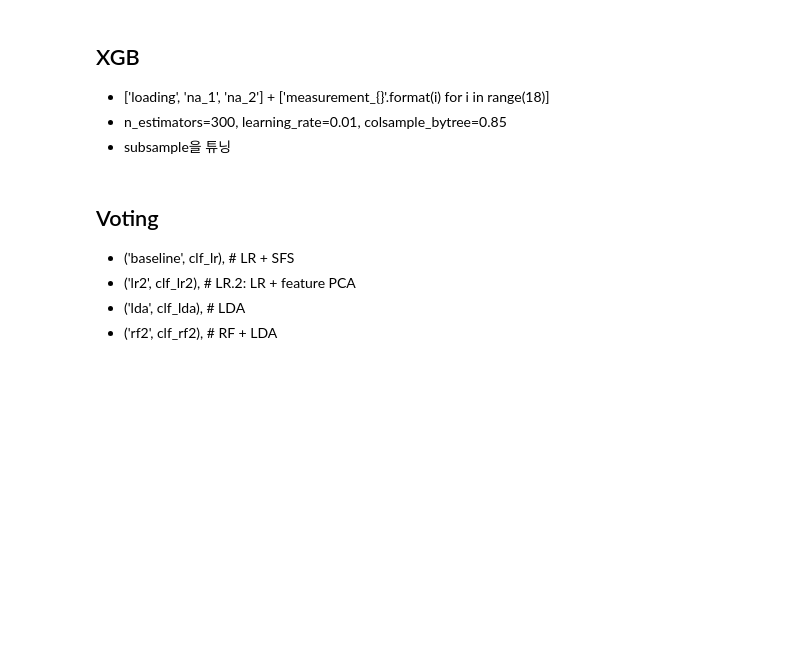
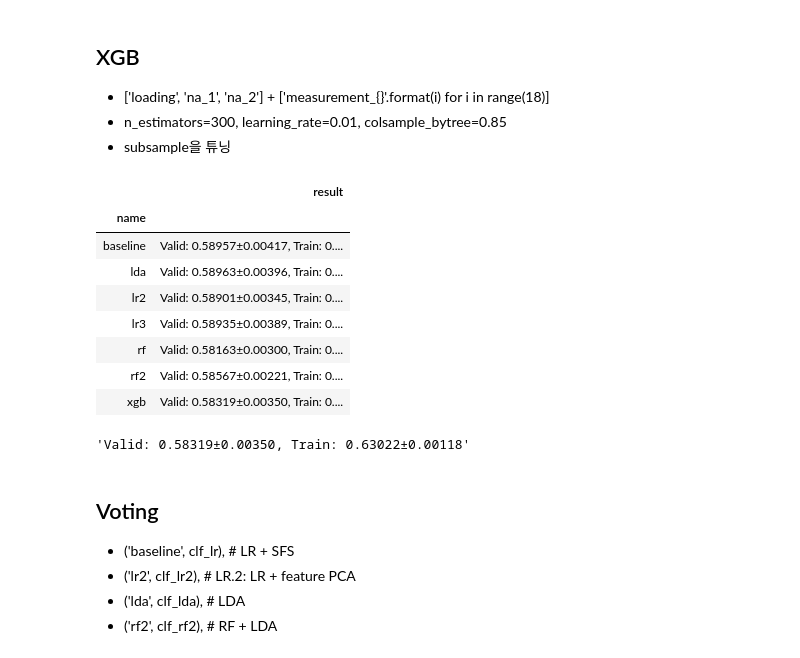
Before and after one commit to sunkusun9/DS_lv3_2507_1, a Jupyter notebook: sec_ds_lv3_prob1_kaggle.ipynb, the cells around one changed output. Saved outputs shown, nothing was run; the diff lists cells and outputs as text; code cells hidden in the pictures; blank space fills up the shorter version.

```diff
--- a/sec_ds_lv3_prob1_kaggle.ipynb
+++ b/sec_ds_lv3_prob1_kaggle.ipynb
@@ -297,6 +444,29 @@ LDA + Baseline
 - ['loading', 'na_1', 'na_2'] + ['measurement_{}'.format(i) for i in range(18)]
 - n_estimators=300, learning_rate=0.01, colsample_bytree=0.85
 - subsample을 튜닝
+# %%
+import xgboost as xgb
+ct = ColumnTransformer([
+    ('pt', 'passthrough', ['loading', 'na_1', 'na_2'] + ['measurement_{}'.format(i) for i in range(18)])
+])
+clf_xgb = make_pipeline(
+    ct, xgb.XGBClassifier(
+        n_estimators = 300, max_depth = 3, learning_rate = 0.01, colsample_bytree = 0.85,
+        random_state = 123, subsample = 0.75
+    )
+)
+eval_model('xgb', clf_xgb)
+# %% [output]
+|  | result |
+| name |  |
+| baseline | Valid: 0.58957±0.00417, Train: 0.... |
+| lda | Valid: 0.58963±0.00396, Train: 0.... |
+| lr2 | Valid: 0.58901±0.00345, Train: 0.... |
+| lr3 | Valid: 0.58935±0.00389, Train: 0.... |
+| rf | Valid: 0.58163±0.00300, Train: 0.... |
+| rf2 | Valid: 0.58567±0.00221, Train: 0.... |
+| xgb | Valid: 0.58319±0.00350, Train: 0.... |
+'Valid: 0.58319±0.00350, Train: 0.63022±0.00118'
 # %% [markdown]
 ## Voting
 
```
Also changed, not shown: parts of 40 cells of this notebook.
